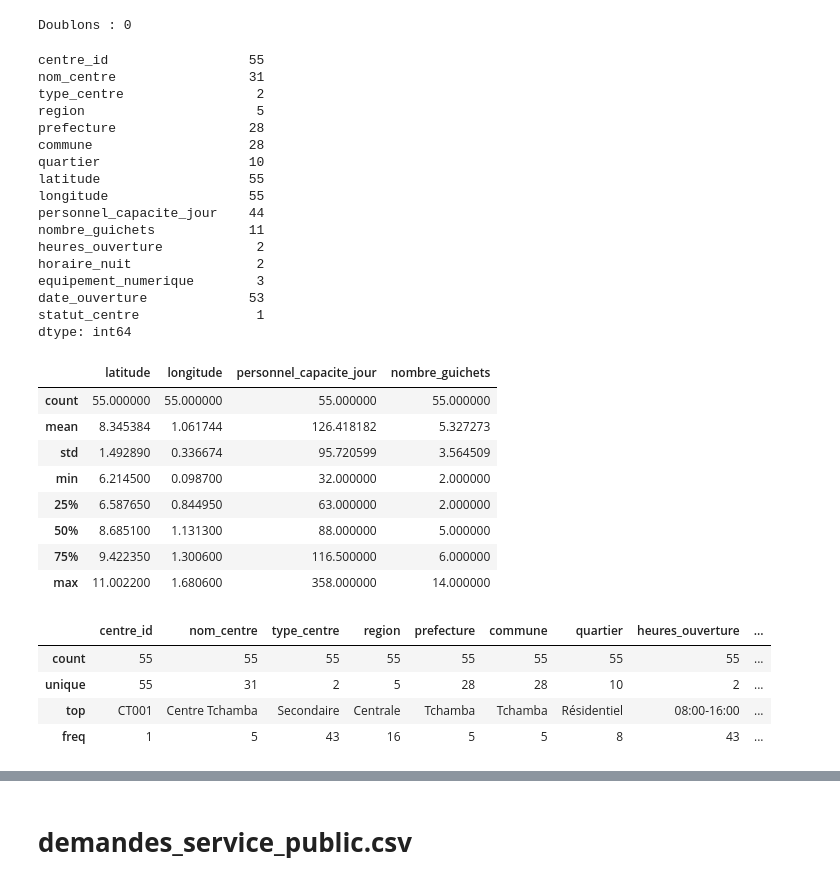
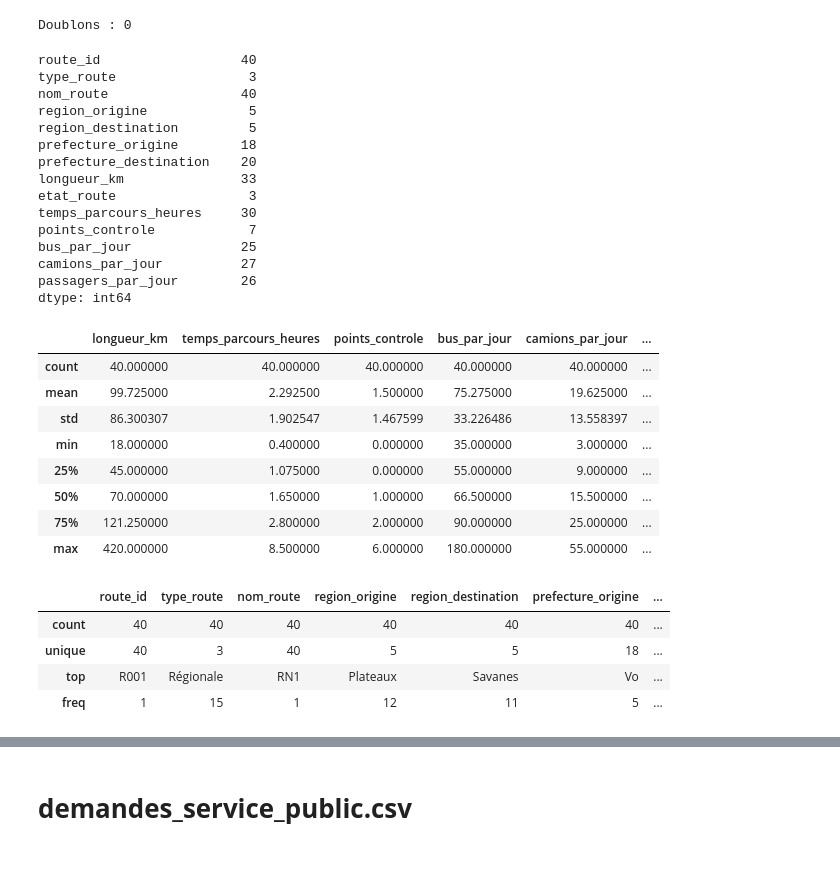
Before and after one commit to jgbedevi/test_technique_analyste, a Jupyter notebook: notebooks/Untitled.ipynb, the cells around one changed output, grey strips where cells are left out. Drawn from its saved outputs; the diff is of its cells as text; code cells hidden in the pictures.

```diff
--- a/notebooks/Untitled.ipynb
+++ b/notebooks/Untitled.ipynb
@@ -944,45 +914,43 @@ print("Doublons :", df_centres.duplicated().sum())
 Doublons : 0
 # %%
 # Vérifier la granularité des données
-df_centres.nunique()
+df_routes.nunique()
 # %% [output]
-centre_id                  55
-nom_centre                 31
-type_centre                 2
-region                      5
-prefecture                 28
-commune                    28
-quartier                   10
-latitude                   55
-longitude                  55
-personnel_capacite_jour    44
-nombre_guichets            11
-heures_ouverture            2
-horaire_nuit                2
-equipement_numerique        3
-date_ouverture             53
-statut_centre               1
+route_id                  40
+type_route                 3
+nom_route                 40
+region_origine             5
+region_destination         5
+prefecture_origine        18
+prefecture_destination    20
+longueur_km               33
+etat_route                 3
+temps_parcours_heures     30
+points_controle            7
+bus_par_jour              25
+camions_par_jour          27
+passagers_par_jour        26
 dtype: int64
 # %%
 # Décrire les valeurs numériques
-df_centres.describe()
+df_routes.describe()
 # %% [output]
-|  | latitude | longitude | personnel_capacite_jour | nombre_guichets |
-| count | 55.000000 | 55.000000 | 55.000000 | 55.000000 |
-| mean | 8.345384 | 1.061744 | 126.418182 | 5.327273 |
-| std | 1.492890 | 0.336674 | 95.720599 | 3.564509 |
-| min | 6.214500 | 0.098700 | 32.000000 | 2.000000 |
-| 25% | 6.587650 | 0.844950 | 63.000000 | 2.000000 |
-| 50% | 8.685100 | 1.131300 | 88.000000 | 5.000000 |
-| 75% | 9.422350 | 1.300600 | 116.500000 | 6.000000 |
-| max | 11.002200 | 1.680600 | 358.000000 | 14.000000 |
+|  | longueur_km | temps_parcours_heures | points_controle | bus_par_jour | camions_par_jour | ... |
+| count | 40.000000 | 40.000000 | 40.000000 | 40.000000 | 40.000000 | ... |
+| mean | 99.725000 | 2.292500 | 1.500000 | 75.275000 | 19.625000 | ... |
+| std | 86.300307 | 1.902547 | 1.467599 | 33.226486 | 13.558397 | ... |
+| min | 18.000000 | 0.400000 | 0.000000 | 35.000000 | 3.000000 | ... |
+| 25% | 45.000000 | 1.075000 | 0.000000 | 55.000000 | 9.000000 | ... |
+| 50% | 70.000000 | 1.650000 | 1.000000 | 66.500000 | 15.500000 | ... |
+| 75% | 121.250000 | 2.800000 | 2.000000 | 90.000000 | 25.000000 | ... |
+| max | 420.000000 | 8.500000 | 6.000000 | 180.000000 | 55.000000 | ... |
 # %%
 # Décrire les variables catégorielles
-df_centres.describe(include=['object'])
+df_routes.describe(include=['object'])
 # %% [output]
-|  | centre_id | nom_centre | type_centre | region | prefecture | commune | quartier | heures_ouverture | ... |
-| count | 55 | 55 | 55 | 55 | 55 | 55 | 55 | 55 | ... |
-| unique | 55 | 31 | 2 | 5 | 28 | 28 | 10 | 2 | ... |
-| top | CT001 | Centre Tchamba | Secondaire | Centrale | Tchamba | Tchamba | Résidentiel | 08:00-16:00 | ... |
-| freq | 1 | 5 | 43 | 16 | 5 | 5 | 8 | 43 | ... |
+|  | route_id | type_route | nom_route | region_origine | region_destination | prefecture_origine | ... |
+| count | 40 | 40 | 40 | 40 | 40 | 40 | ... |
+| unique | 40 | 3 | 40 | 5 | 5 | 18 | ... |
+| top | R001 | Régionale | RN1 | Plateaux | Savanes | Vo | ... |
+| freq | 1 | 15 | 1 | 12 | 11 | 5 | ... |
 # %%
```
Also changed, not shown: parts of 44 cells of this notebook.
